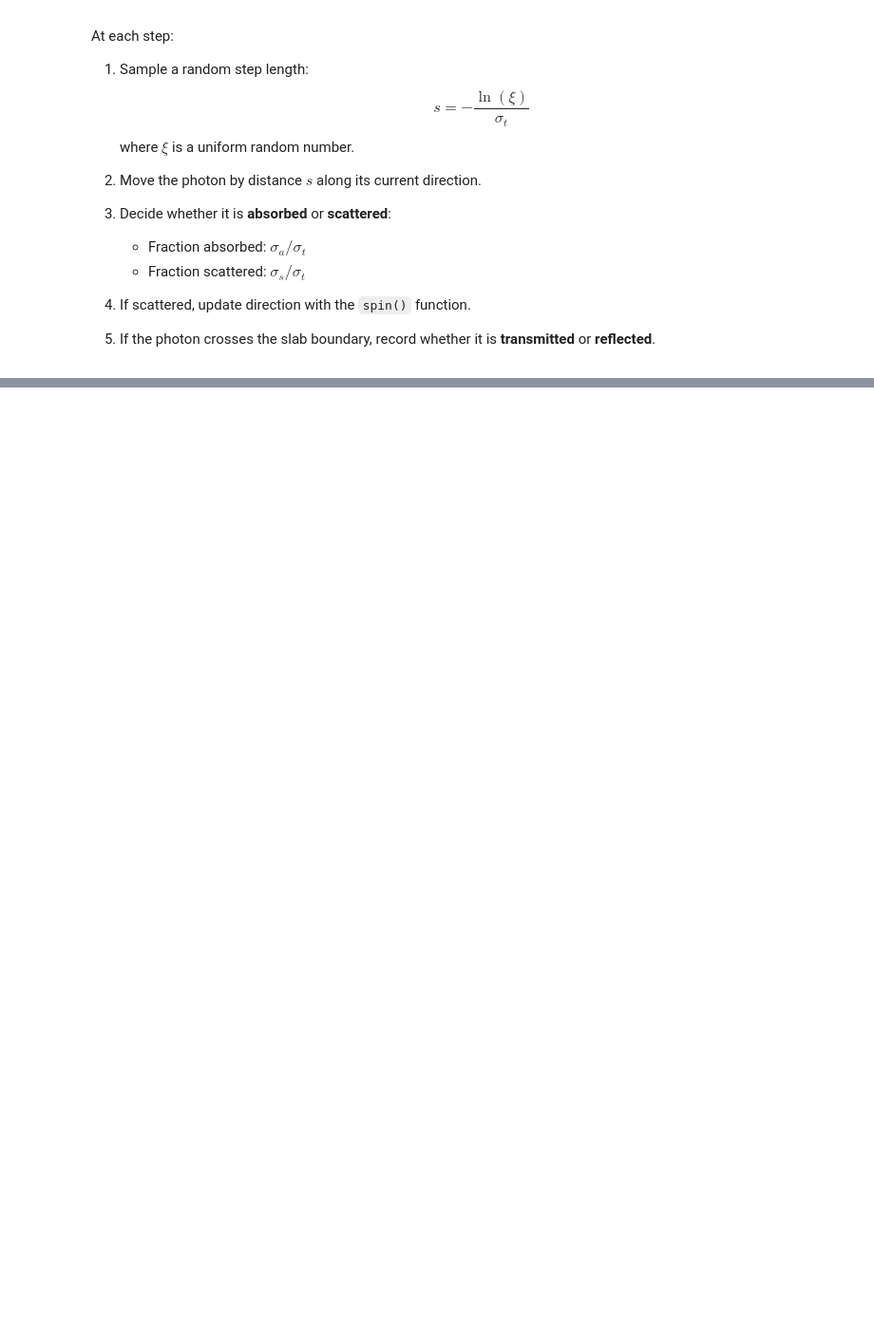
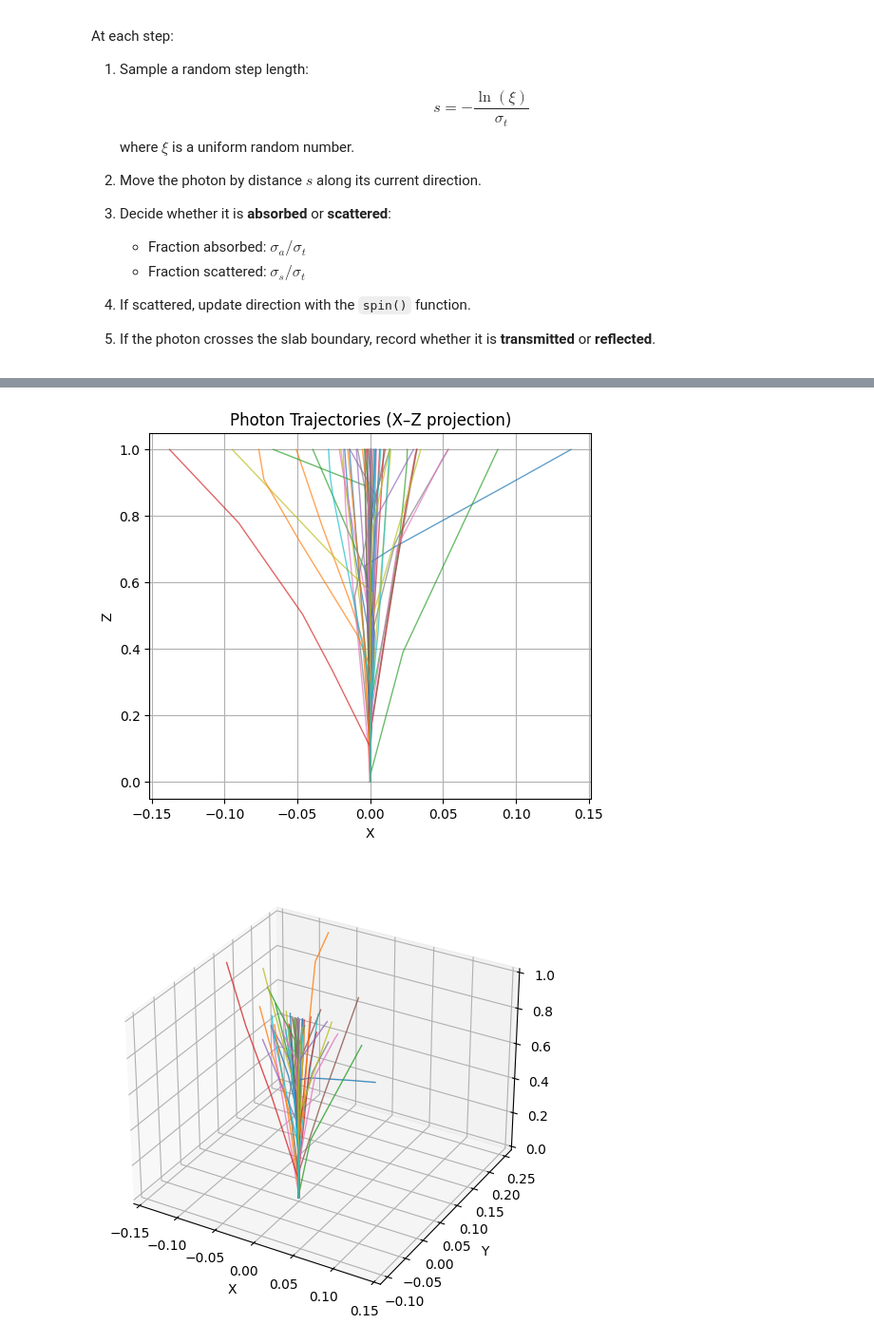
Before and after one commit to ThanapolKhamhla/playground, a Jupyter notebook: monte_carlo_light_travelling.ipynb, the cells around one changed output, grey strips where cells are left out. Shown: that part at 95% size. Drawn from its saved outputs; the diff is of its cells as text; code cells hidden in the pictures; blank space fills up the shorter version.

```diff
--- a/monte_carlo_light_travelling.ipynb
+++ b/monte_carlo_light_travelling.ipynb
@@ -301,0 +403,38 @@ Absorption = 0.545, Transmission = 0.446, Reflection = 0.005,  Sum = 0.996
+# %%
+def plot_trajectories_2d(trajectories, max_traj=20):
+    plt.figure(figsize=(6, 5))
+    for traj in trajectories[:max_traj]:
+        if len(traj) >= 2:
+            xs, ys, zs = zip(*traj)
+            plt.plot(xs, zs, linewidth=1, alpha=0.7)
+    plt.xlabel('X'); plt.ylabel('Z')
+    plt.title('Photon Trajectories (X–Z projection)')
+    plt.grid(True)
+    plt.show()
+
+def plot_trajectories_3d(trajectories, max_traj=10):
+    from mpl_toolkits.mplot3d import Axes3D
+    fig = plt.figure(figsize=(7, 6))
+    ax = fig.add_subplot(111, projection='3d')
+    for traj in trajectories[:max_traj]:
+        if len(traj) >= 2:
+            xs, ys, zs = zip(*traj)
+            ax.plot(xs, ys, zs, linewidth=1, alpha=0.8)
+    ax.set_xlabel('X'); ax.set_ylabel('Y'); ax.set_zlabel('Z')
+    plt.show()
+# %%
+trajectories = mc_simulation_records_path(
+    num_photons=100,
+    sigma_a=1.0,
+    sigma_s=2.0,
+    thickness=1,
+    g=0.99,
+    m=10,
+    max_steps=10000,
+)
+
+plot_trajectories_2d(trajectories, max_traj=50)
+plot_trajectories_3d(trajectories, max_traj=50)
+# %% [output]
+[figure, added]
+[figure, added]
```
Also changed, not shown: parts of 3 cells of this notebook.
